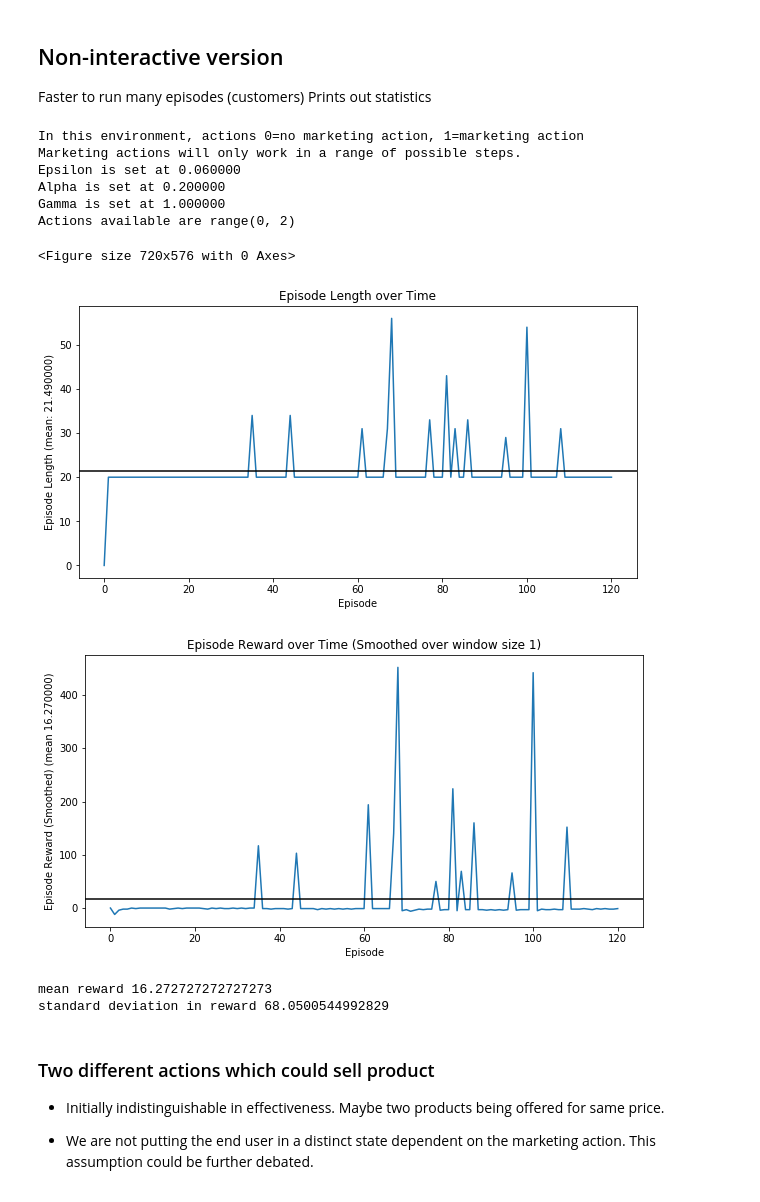
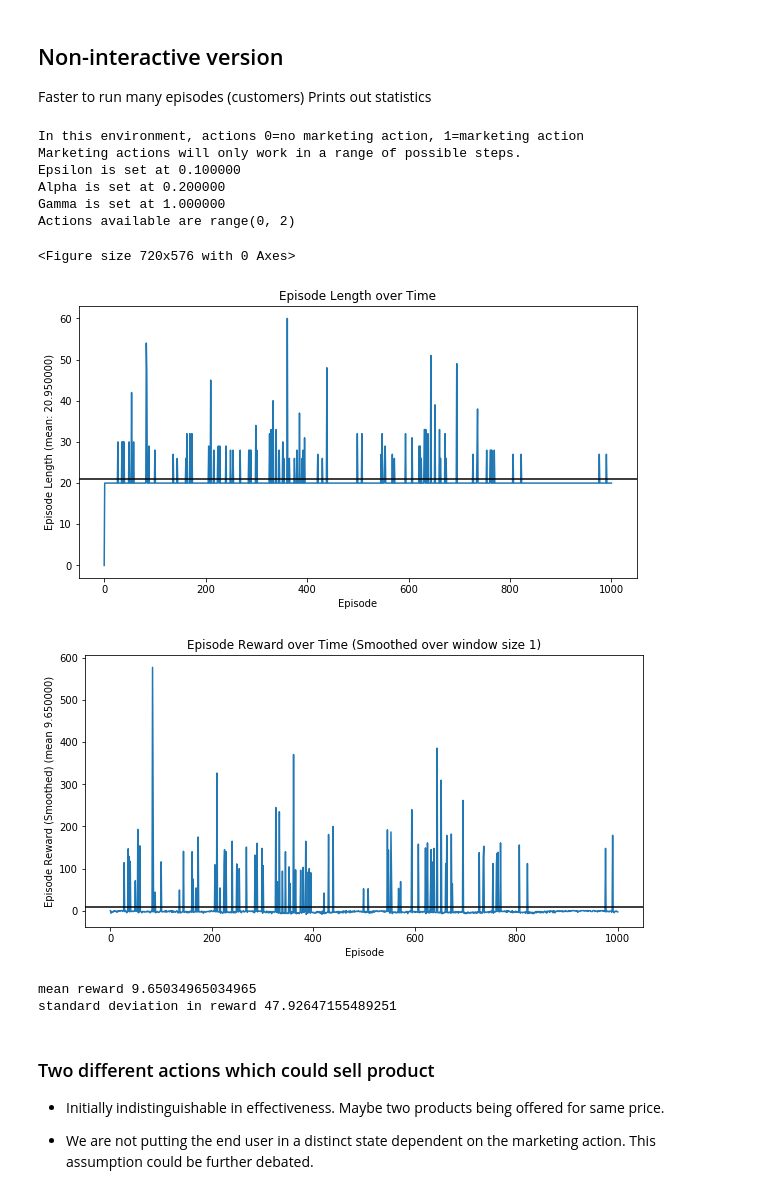
Before and after one commit to extrospective/marketing-rl, a Jupyter notebook: SimpleMarketing/SimpleMarketingTest.ipynb, the cells around one changed output. Cells and saved outputs as stored; diff of their text form; code cells hidden in the pictures.

Commit message:
Changed np.random to random; and had to ensure randint second arg was one less.  This ensured that a single random seed was used throughout finally ensuring reproducibility of results completely

```diff
--- a/SimpleMarketing/SimpleMarketingTest.ipynb
+++ b/SimpleMarketing/SimpleMarketingTest.ipynb
@@ -87,11 +87,13 @@ class SarsaAgent(Agent):
 
     def act(self, state):
         stateStr = self.stateToString(state)
-        action = np.random.randint(0, self.num_actions)
+        action = random.randint(0, self.num_actions-1)
+        #print('sarsa rand', action)
         #print('state is %s' % stateStr)
 
         ## Implement epsilon greedy policy here
         choice_random = random.random()
+        #print('sarsa rand2', choice_random)
         if choice_random > self.epsilon:
             # choose best action rather than random action
             max_act = []
@@ -118,6 +120,7 @@ class SarsaAgent(Agent):
             # substitute highest value action if any found
             if max_act != []:
                 rand_tied_action_int = random.randint(0, len(max_act)-1)
+                #print('sarsa rand3', rand_tied_action_int)
                 action = max_act[rand_tied_action_int]
                 # print out # of choices available
                 # print('%d,' % len(max_act), end=' ')
@@ -208,12 +211,12 @@ class QLearningAgent(Agent):
         self.gamma = gamma
         self.sadict = {}
         self.progress = 0
+        self.action_choices = actions
+        self.will_print_final_statistics = will_print_final_statistics
         print('Epsilon is set at %f' % self.epsilon)
         print('Alpha is set at %f' % self.alpha)
         print('Gamma is set at %f' % self.gamma)
-        self.action_choices = actions
         print('Actions available are %s' % actions)
-        self.will_print_final_statistics = will_print_final_statistics
 
     def initialize_state(self, statestr):
         self.sadict[statestr] = {}
@@ -251,10 +254,13 @@ class QLearningAgent(Agent):
 
     def act(self, state):
         stateStr = self.stateToString(state)
-        action = np.random.randint(0, self.num_actions)
+        action = random.randint(0, self.num_actions-1)
+        #print(action)
 
         ## Implement epsilon greedy policy here
-        if random.random() > self.epsilon:
+        random_epsilon = random.random()
+        #print(random_epsilon)
+        if random_epsilon > self.epsilon:
             # choose best action rather than random action
             max_act = []
             max_act_val = -9999999999
@@ -280,6 +286,7 @@ class QLearningAgent(Agent):
             # substitute highest value action if any found
             if max_act != []:
                 rand_tied_action_int = random.randint(0, len(max_act)-1)
+                #print('tied', rand_tied_action_int)
                 action = max_act[rand_tied_action_int]
                 # print out # of choices available
                 # print('%d,' % len(max_act), end=' ')
@@ -430,27 +428,27 @@ Prints out statistics
 # %%
 interactive = False
 %matplotlib inline
-episode_count = 120
+episode_count = 1000
 random.seed(42)
 env = SimpleMarketingEnv(cust_list_gauss_050_035, cost_marketing_action=1)
-agent = QLearningAgent(range(env.action_space.n),  alpha=0.2, epsilon=0.06)
+agent = QLearningAgent(range(env.action_space.n), alpha=0.2, epsilon=0.1)
 experiment = Experiment(env, agent)
 stats = experiment.run_qlearning(episode_count, interactive)
 agent.print_final_statistics()
 print('mean reward', np.mean(stats.episode_rewards))
 print('standard deviation in reward', np.std(stats.episode_rewards))
 # %% [output]
 In this environment, actions 0=no marketing action, 1=marketing action
 Marketing actions will only work in a range of possible steps.
-Epsilon is set at 0.060000
+Epsilon is set at 0.100000
 Alpha is set at 0.200000
 Gamma is set at 1.000000
 Actions available are range(0, 2)
 <Figure size 720x576 with 0 Axes>
-[figure, old version]
+[figure, new version]
-[figure, old version]
+[figure, new version]
-mean reward 16.272727272727273
-standard deviation in reward 68.0500544992829
+mean reward 9.65034965034965
+standard deviation in reward 47.92647155489251
 # %%
 # lower probability of response -- still learned?
 interactive = False
```
Also changed, not shown: parts of 1 cell of this notebook.
